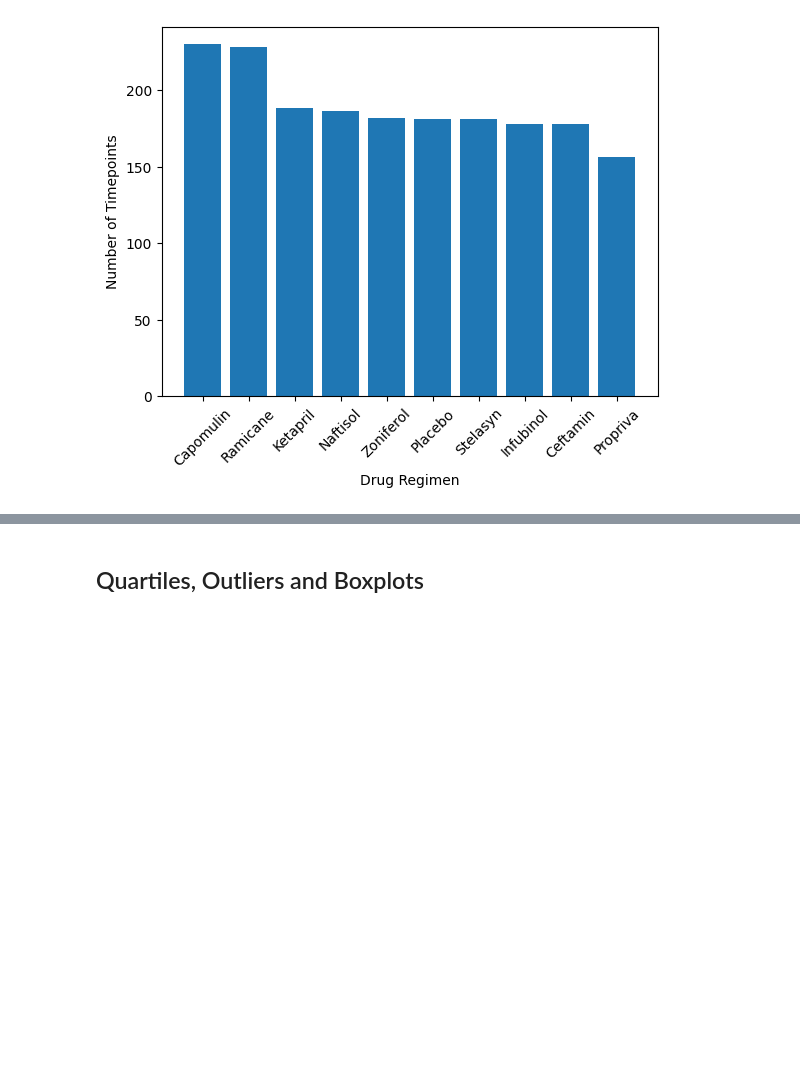
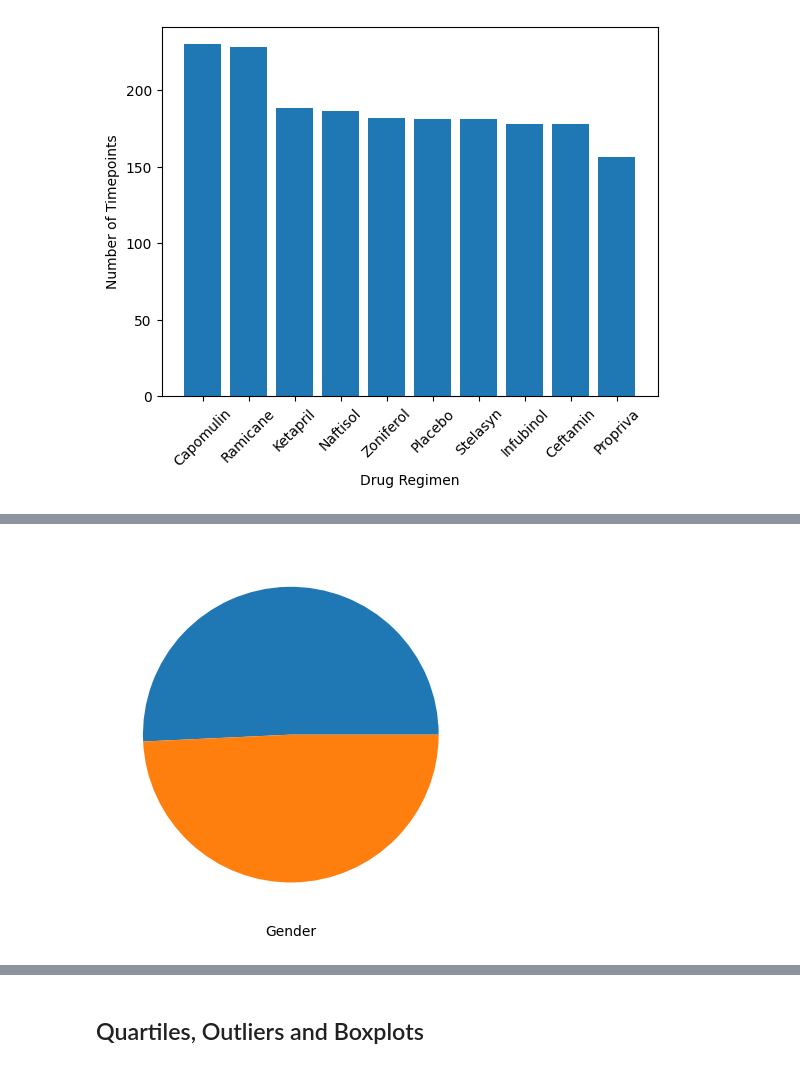
Before and after one commit to Sindu7/Matplotlib_Challenge, a Jupyter notebook: Pymaceuticals/pymaceuticals.ipynb, the cells around one changed output, grey strips where cells are left out. Drawn from its saved outputs; the diff is of its cells as text; code cells hidden in the pictures; blank space fills up the shorter version.

```diff
--- a/Pymaceuticals/pymaceuticals.ipynb
+++ b/Pymaceuticals/pymaceuticals.ipynb
@@ -150,4 +158,10 @@ plt.show()
 # %%
 # Generate a pie plot showing the distribution of female versus male mice using Pandas
+gender_counts = clean_mergeddata['Sex'].value_counts()
+plt.pie(gender_counts.values)
+plt.xlabel('Gender')
+plt.show()
+# %% [output]
+[figure, added]
 # %%
 # Generate a pie plot showing the distribution of female versus male mice using pyplot
```
Also changed, not shown: parts of 9 cells of this notebook.
